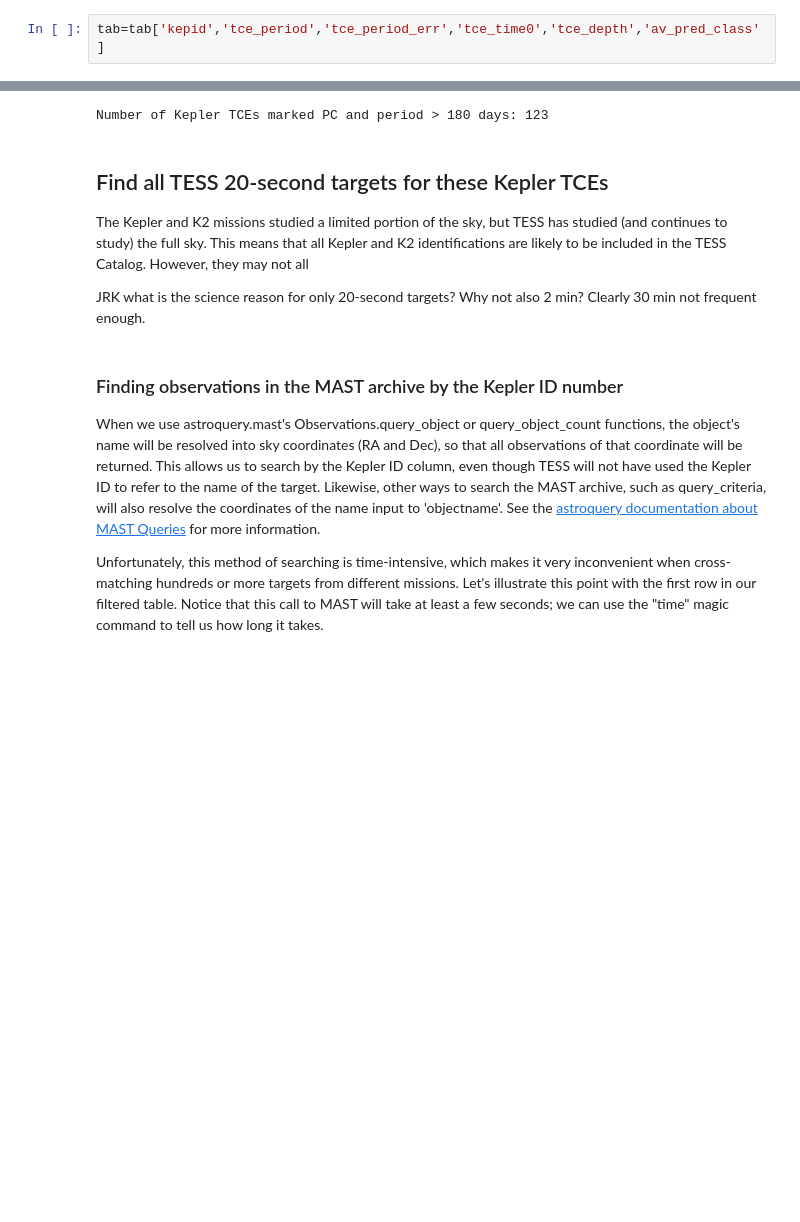
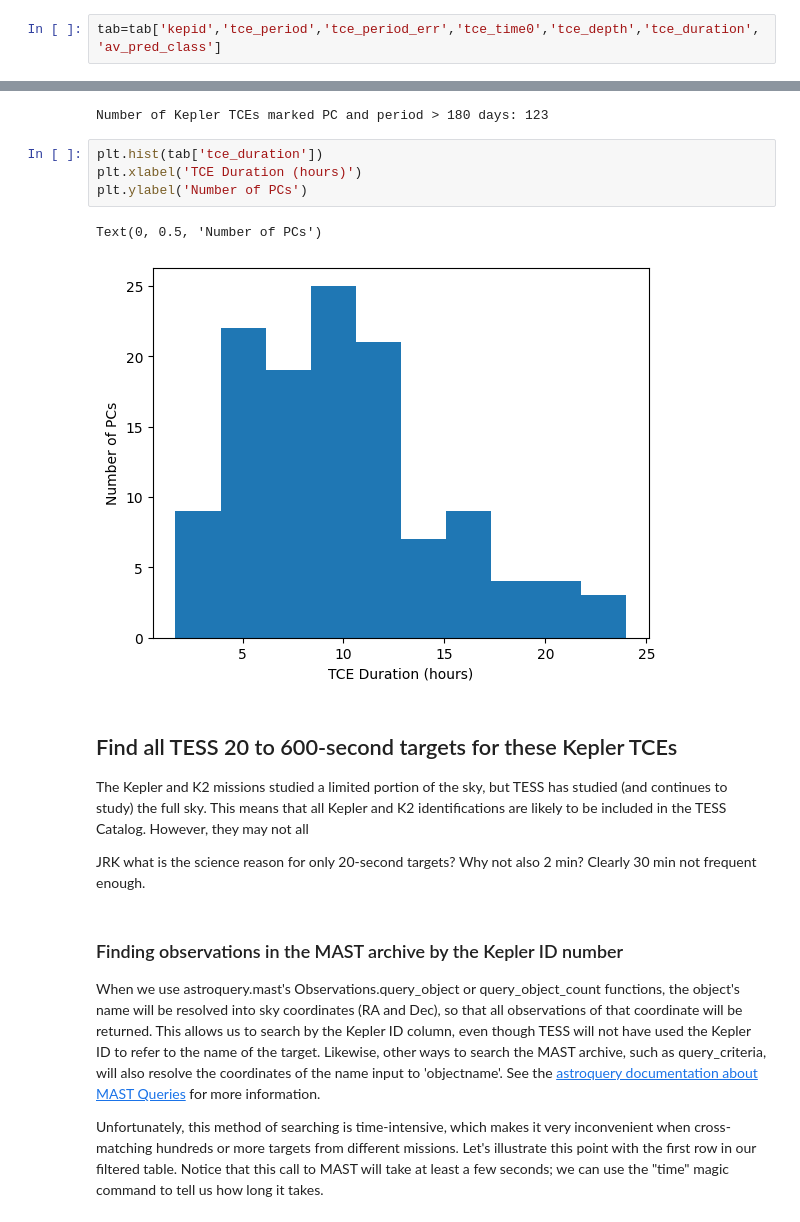
Before and after one commit to spacetelescope/project-tikebook, a Jupyter notebook: kepler_counterparts/kepler_counterparts.ipynb, the cells around one changed output, grey strips where cells are left out. Drawn from its saved outputs; the diff is of its cells as text; blank space fills up the shorter version.

```diff
--- a/kepler_counterparts/kepler_counterparts.ipynb
+++ b/kepler_counterparts/kepler_counterparts.ipynb
@@ -110,7 +111,7 @@ The NASA Exoplanet Archive provides detailed information about the [Data Columns
 
 We will only use those columns for now, to reduce the size of the table we are dealing with.
 # %%
-tab=tab['kepid','tce_period','tce_period_err','tce_time0','tce_depth','av_pred_class']
+tab=tab['kepid','tce_period','tce_period_err','tce_time0','tce_depth','tce_duration','av_pred_class']
 # %% [markdown]
 Additionally, we'd like to filter our table to only include Planetary Candidates of with a TCE period of greater than 6 months, or 180 days.
 # %%
@@ -138,8 +139,15 @@ n=len(tab)
 print('Number of Kepler TCEs marked PC and period > 180 days:',n)
 # %% [output]
 Number of Kepler TCEs marked PC and period > 180 days: 123
+# %%
+plt.hist(tab['tce_duration'])
+plt.xlabel('TCE Duration (hours)')
+plt.ylabel('Number of PCs')
+# %% [output]
+Text(0, 0.5, 'Number of PCs')
+[figure, added]
 # %% [markdown]
-## Find all TESS 20-second targets for these Kepler TCEs
+## Find all TESS 20 to 600-second targets for these Kepler TCEs
 The Kepler and K2 missions studied a limited portion of the sky, but TESS has studied (and continues to study) the full sky. This means that all Kepler and K2 identifications are likely to be included in the TESS Catalog. However, they may not all
 
 JRK what is the science reason for only 20-second targets? Why not also 2 min? Clearly 30 min not frequent enough.
```
Also changed, not shown: parts of 23 cells of this notebook.
